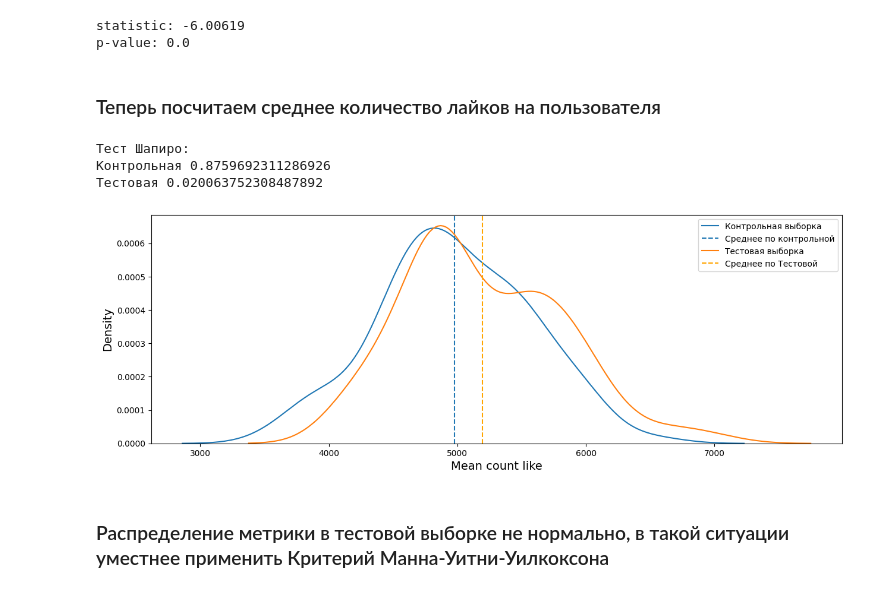
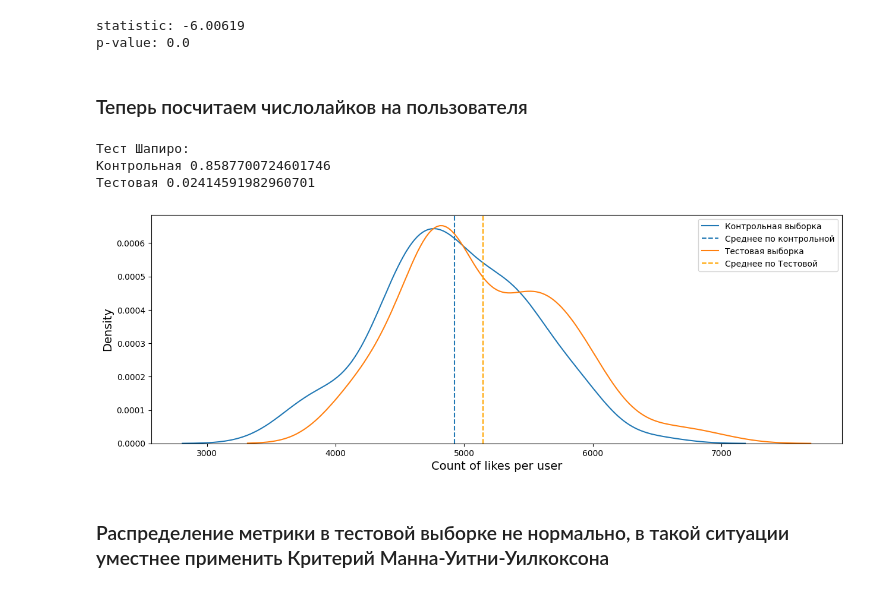
Before and after one commit to vladpobol/notebooks, a Jupyter notebook: Recommender_system/analysis_of_ab_test_results.ipynb, the cells around one changed output. Drawn from its saved outputs; the diff is of its cells as text; code cells hidden in the pictures.

```diff
--- a/Recommender_system/analysis_of_ab_test_results.ipynb
+++ b/Recommender_system/analysis_of_ab_test_results.ipynb
@@ -202,38 +202,38 @@ print(f'p-value: {ttest_results[1]}')
 statistic: -6.00619
 p-value: 0.0
 # %% [markdown]
-### Теперь посчитаем среднее количество лайков на пользователя
+### Теперь посчитаем числолайков на пользователя
 # %%
 merge_df['bucket'] = merge_df['user_id'].apply(md5_bucket_partition)
 
 
-control_like_means = merge_df[merge_df['exp_group'] == 'control'].groupby('bucket').count()['view_timestamp'].values
+control_like_counts = merge_df[merge_df['exp_group'] == 'control'].groupby('bucket')['like_timestamp'].count()
 
-test_like_means = merge_df[merge_df['exp_group'] == 'test'].groupby('bucket').count()['view_timestamp'].values
+test_like_counts = merge_df[merge_df['exp_group'] == 'test'].groupby('bucket')['like_timestamp'].count()
 
 
 print(f'Тест Шапиро: \nКонтрольная {shapiro(control_like_means)[1]}\nТестовая {shapiro(test_like_means)[1]}')
 # %% [output]
 Тест Шапиро:
-Контрольная 0.8759692311286926
-Тестовая 0.020063752308487892
+Контрольная 0.8587700724601746
+Тестовая 0.02414591982960701
 # %%
 fig = plt.figure()
 
 fig.set_size_inches((15,5))
-sns.kdeplot(control_like_means, label='Контрольная выборка')
-plt.axvline(control_like_means.mean(), linestyle='--', label='Среднее по контрольной')
+sns.kdeplot(control_like_counts, label='Контрольная выборка')
+plt.axvline(control_like_counts.mean(), linestyle='--', label='Среднее по контрольной')
 
-sns.kdeplot(test_like_means, label='Тестовая выборка')
-plt.axvline(test_like_means.mean(), c='orange', linestyle='--', label='Среднее по Тестовой')
+sns.kdeplot(test_like_counts, label='Тестовая выборка')
+plt.axvline(test_like_counts.mean(), c='orange', linestyle='--', label='Среднее по Тестовой')
 
-plt.xlabel('Mean count like', size=14)
+plt.xlabel('Count of likes per user', size=14)
 plt.ylabel('Density', size=14)
 
 plt.legend()
 plt.show()
 # %% [output]
-[figure, old version]
+[figure, new version]
 # %% [markdown]
 ### Распределение метрики в тестовой выборке не нормально, в такой ситуации уместнее применить Критерий Манна-Уитни-Уилкоксона
 # %%
```
Also changed, not shown: parts of 1 cell of this notebook.
